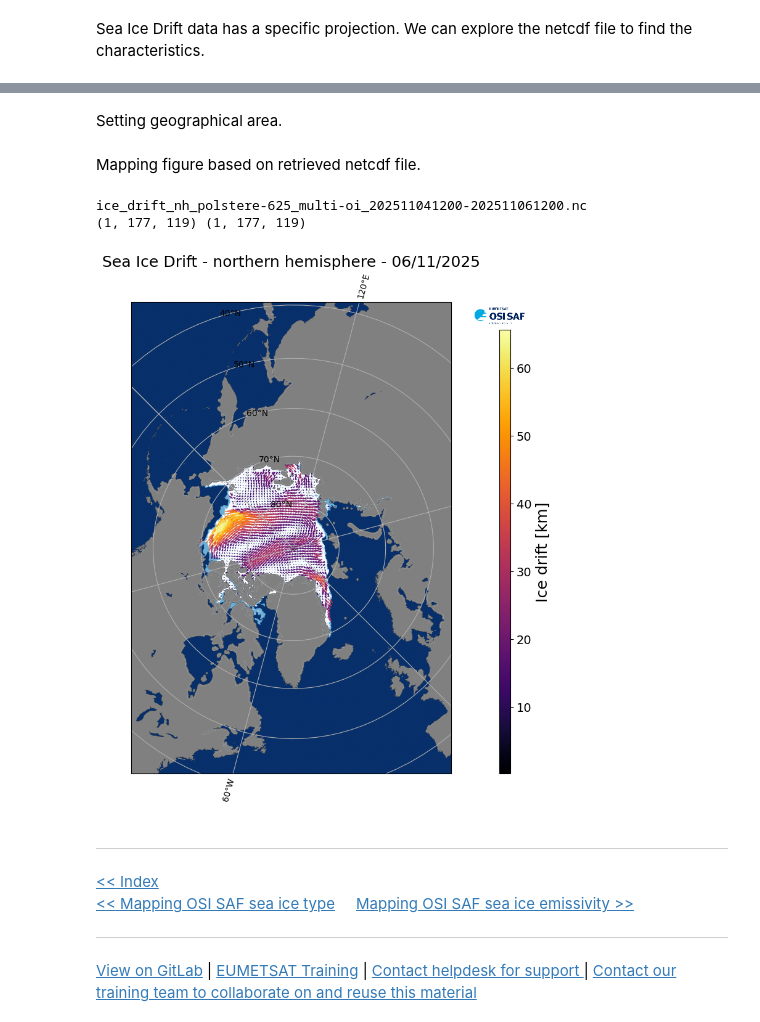
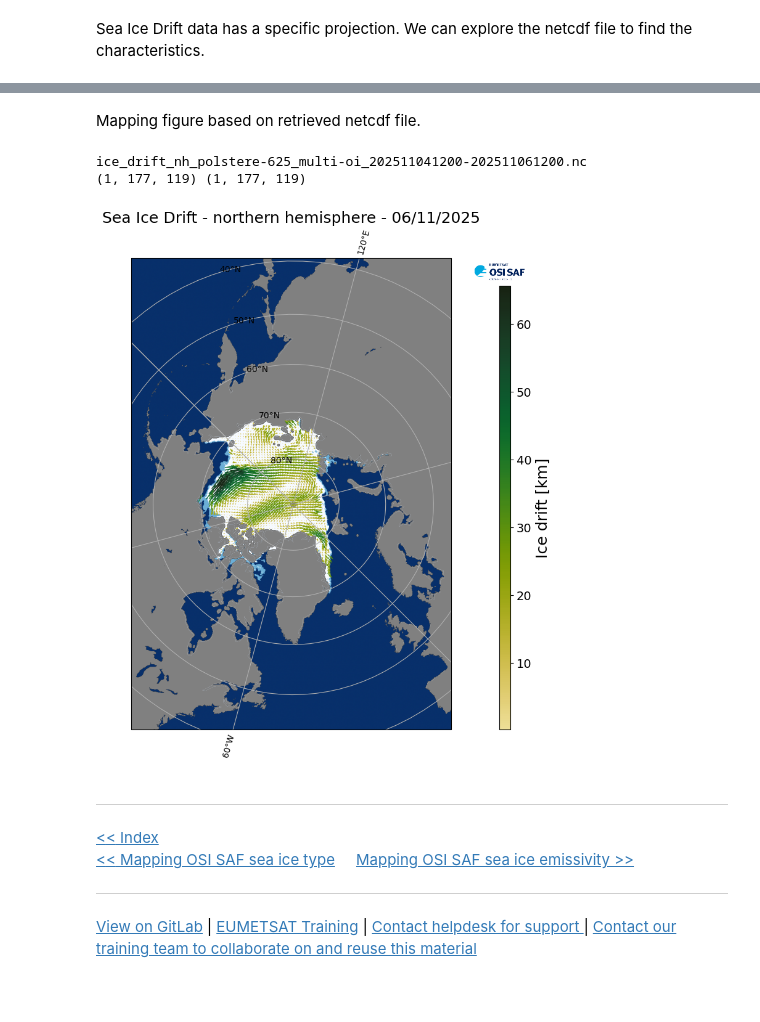
Before and after one commit to eumetsat/learn-osi-saf-sea-ice, a Jupyter notebook: 1_OSI_SAF_sea_ice_introductory/1_3d_OSI_SAF_sea_ice_mapping_Ice_Drift.ipynb, the cells around one changed output, grey strips where cells are left out. Cells and saved outputs as stored; diff of their text form; code cells hidden in the pictures; blank space fills up the shorter version.

Commit message:
cmap changes

```diff
--- a/1_OSI_SAF_sea_ice_introductory/1_3d_OSI_SAF_sea_ice_mapping_Ice_Drift.ipynb
+++ b/1_OSI_SAF_sea_ice_introductory/1_3d_OSI_SAF_sea_ice_mapping_Ice_Drift.ipynb
@@ -188,7 +189,7 @@ def mapping_ice_drift(directory, file_edge, output_projection, cmap, ax=None, ti
             im = ax.imshow(ice_edge[0,:,:], transform=ccrs.Stereographic(central_latitude=90.0, central_longitude=-45.0, true_scale_latitude=70.0), cmap=plt.cm.Blues_r, extent=bounds)
 
             # map ice drift with quiver
-            im = ax.quiver(x0_l,y0_l, pdx_l, pdy_l, ar, cmap=cmap)
+            im = ax.quiver(x0_l,y0_l, pdx_l, pdy_l, ar, cmap=cmap_quivers)
 
             return im
 # %% [markdown]
@@ -258,7 +259,21 @@ retrieval for: 06/11/2025
 # %% [markdown]
 Choose a colormap for your data set. You can find more information on matplotlib colormaps <a href="https://matplotlib.org/stable/tutorials/colors/colormaps.html" target="_blank">here</a>.
 However, we recommend you have a look at <a href=" https://matplotlib.org/cmocean/" target="_blank">cmocean colormaps</a> or that you use scientific colormaps for data visulaisation from librairies such as cmcrameri.
-# %%
-#cmap = cmocean.cm.ice
-#cmap = cmcrameri.cm.oslo
-cmap = mpl_cm.get_cmap('inferno')
+# %%
+# On our visualisation tool, the quivers are monochromes (black). To reproduce that:
+#cmap_quivers = ListedColormap(["#000000"])
+
+#cmap_quivers = mpl_cm.get_cmap('inferno')
+
+#The speed colormap from cmocean is regularly used for speed information. However, it starts from a very light color that doesn't appear clearly on the clear color we use to represent fast Sea-ice.
+# Let's truncate it:
+from matplotlib.colors import LinearSegmentedColormap
+def truncate_cmap(cmap, start=0.0, stop=1.0, n=256):
+    """Return a new colormap that uses only the portion [start, stop] of `cmap`."""
+    new_colors = cmap(np.linspace(start, stop, n))
+    return LinearSegmentedColormap.from_list(f'trunc({cmap.name})', new_colors)
+
+cmap_cmocean = cmocean.cm.speed
+cmap_quivers = truncate_cmap(cmap_cmocean, start=0.1, stop=1.0)
+
+cmap_quivers
@@ -297,2 +307,0 @@ plt.show()
-# %% [markdown]
-Setting geographical area.
@@ -306,22 +310,21 @@ Mapping figure based on retrieved netcdf file.
 # %%
 fig = plt.figure(figsize=(9,9))
 # request output projection
 output_projection=ccrs.Stereographic(central_latitude=90.0, central_longitude=-45.0, true_scale_latitude=70.0)
 
 # map ice drift
 im = mapping_ice_drift(directory,
                        os.path.join(os.getcwd(), "products", "SI_drift", "nh", "SI_Edge", "ice_edge_nh_polstere-100_multi_"+ filedatum +"1200.nc"),
                        output_projection,
                        cmap,
                        title="Sea Ice Drift - northern hemisphere - "+ filedate)
-                       #region=[lon_min,lon_max,lat_min, lat_max])
 
 # Adding a colorbar
-add_colorbar(im, fig, orientation="vertical", cmap=cmap)
+add_colorbar(im, fig, orientation="vertical", cmap=cmap_quivers)
 # %% [output]
 ice_drift_nh_polstere-625_multi-oi_202511041200-202511061200.nc
 (1, 177, 119) (1, 177, 119)
-[figure, old version]
+[figure, new version]
 # %% [markdown]
 <hr>
 <a href="../Index.ipynb" target="_blank"><< Index</a>
```
Also changed, not shown: parts of 4 cells of this notebook.
